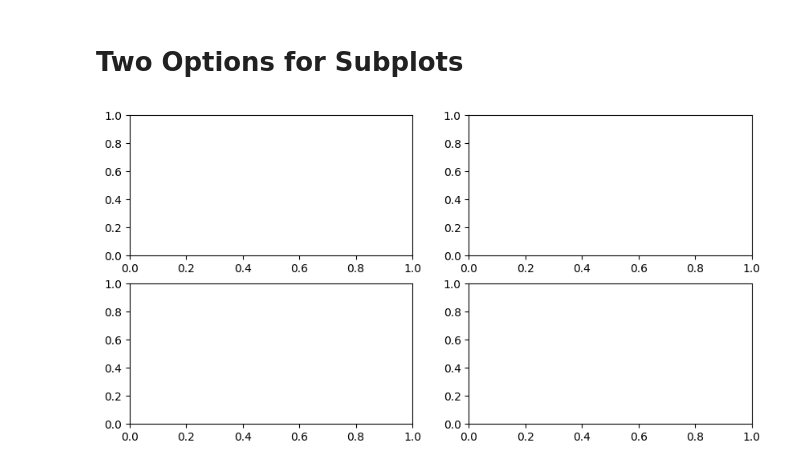
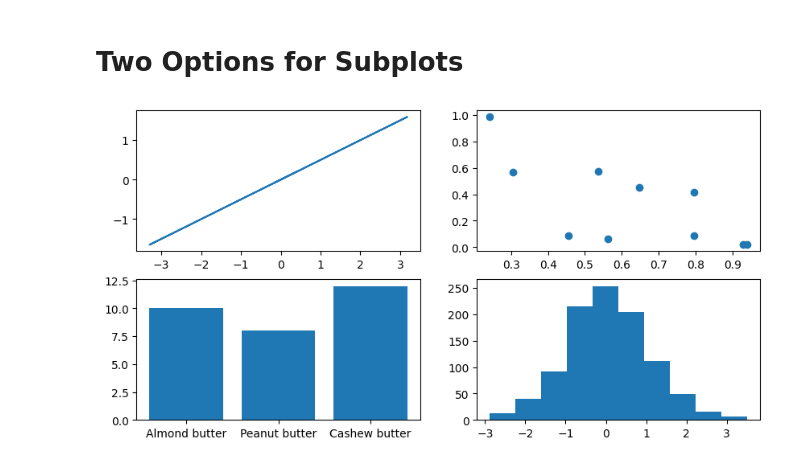
Before and after one commit to cancinoray/data-science, a Jupyter notebook: matplotlib/introduction-to-matplotlib.ipynb, the cells around one changed output. Saved outputs shown, nothing was run; the diff lists cells and outputs as text; code cells hidden in the pictures.

```diff
--- a/matplotlib/introduction-to-matplotlib.ipynb
+++ b/matplotlib/introduction-to-matplotlib.ipynb
@@ -176,9 +176,15 @@ ax.hist(x);
 # %% [markdown]
 # Two Options for Subplots
 # %%
-# Subplot option 1
+# Subplots option 1 (recommended)
 fig, ((ax1, ax2), (ax3, ax4)) = plt.subplots(nrows=2,
                                             ncols=2,
                                             figsize=(10, 5))
+
+# Plot to each different axis
+ax1.plot(x , x/2);
+ax2.scatter(np.random.random(10), np.random.random(10));
+ax3.bar(nut_butter_prices.keys(), nut_butter_prices.values());
+ax4.hist(np.random.randn(1000));
 # %% [output]
-[figure, old version]
+[figure, new version]
```
Also changed, not shown: parts of 44 cells of this notebook, 1 other file.
